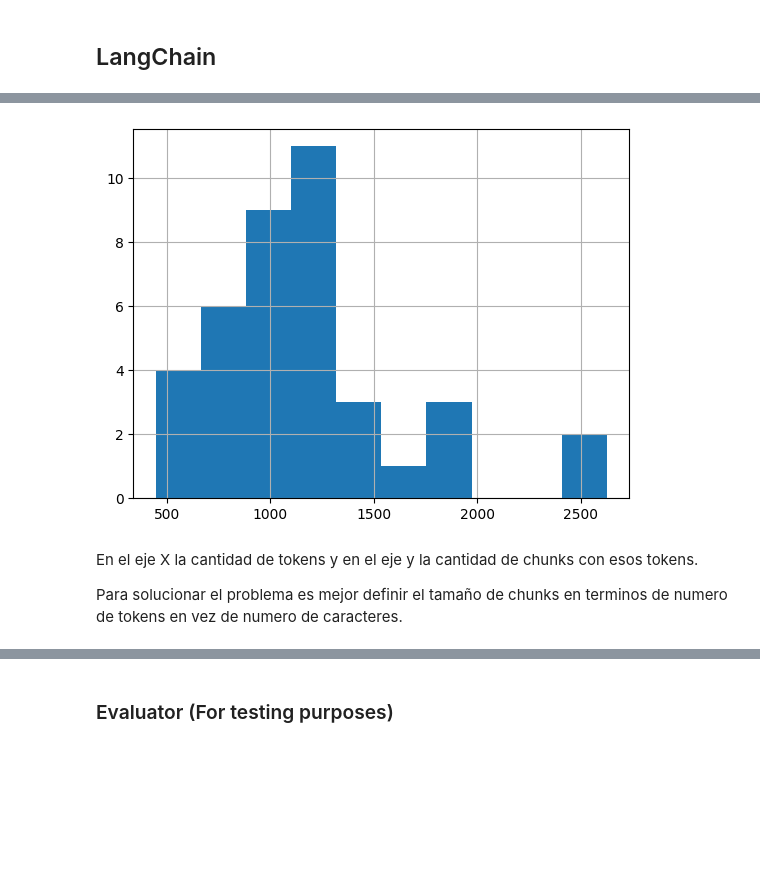
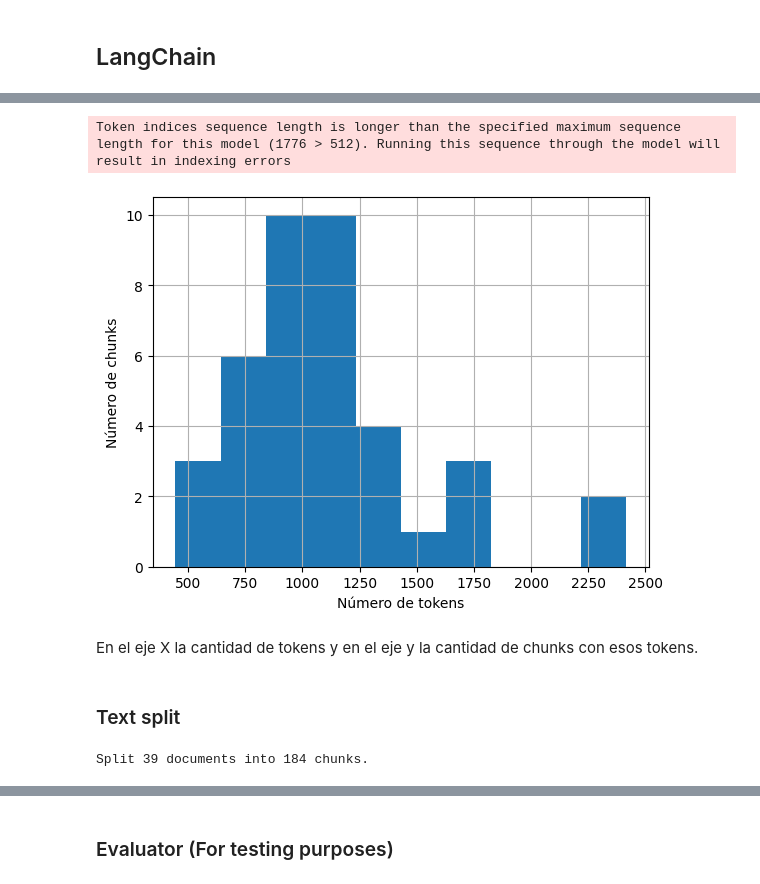
Before and after one commit to MrFat1/RAG-TFG, a Jupyter notebook: RAGS/Llama3/Llama3-RAG-ChromaDB-MedicalReports-Naive.ipynb, the cells around one changed output, grey strips where cells are left out. Cells and saved outputs as stored; diff of their text form; code cells hidden in the pictures; blank space fills up the shorter version.

```diff
--- a/RAGS/Llama3/Llama3-RAG-ChromaDB-MedicalReports-Naive.ipynb
+++ b/RAGS/Llama3/Llama3-RAG-ChromaDB-MedicalReports-Naive.ipynb
@@ -211,9 +174,7 @@ Model's max seq length: 512
 import matplotlib.pyplot as plt
 import pandas as pd
 
-# Por defecto, los chunks se dividiran en 2500 caracteres. Al pasarlo a tokens, obtenemos la siguiente gráfica.
-
-def plot_docs_tokens(docs_processed):
+def plot_docs_tokens(docs_processed, name):
   tokenizer = AutoTokenizer.from_pretrained(embedding_model)
   lengths = [
       len(tokenizer.encode(doc.page_content))
@@ -221,27 +182,34 @@ def plot_docs_tokens(docs_processed):
   ]
 
   fig = pd.Series(lengths).hist()
+  plt.xlabel("Número de tokens")
+  plt.ylabel("Número de chunks")
+  plt.savefig(name)
   plt.show()
 # %%
-plot_docs_tokens(documents)
+plot_docs_tokens(documents, "noChunkLimit.png")
 # %% [output]
+Token indices sequence length is longer than the specified maximum sequence length for this model (1776 > 512). Running this sequence through the model will result in indexing errors
-[figure, old version]
+[figure, new version]
 # %% [markdown]
 En el eje X la cantidad de tokens y en el eje y la cantidad de chunks con esos tokens.
-
-Para solucionar el problema es mejor definir el tamaño de chunks en terminos de numero de tokens en vez de numero de caracteres.
+# %% [markdown]
+### Text split
 # %%
 from langchain.text_splitter import RecursiveCharacterTextSplitter
+
+chunk_size = 500
 
 # LLama3 - Ventana de contexto de 8000 tokens
 text_splitter = RecursiveCharacterTextSplitter.from_huggingface_tokenizer(
     tokenizer,
-    chunk_size=512,
-    chunk_overlap=int(512 / 10),
-    length_function=len,
+    chunk_size=chunk_size,
+    chunk_overlap=int(chunk_size / 10),
     add_start_index=True
 )
 
 chunks = text_splitter.split_documents(documents)
 print(f"Split {len(documents)} documents into {len(chunks)} chunks.")
+# %% [output]
+Split 39 documents into 184 chunks.
 # %%
```
Also changed, not shown: parts of 27 cells of this notebook.
